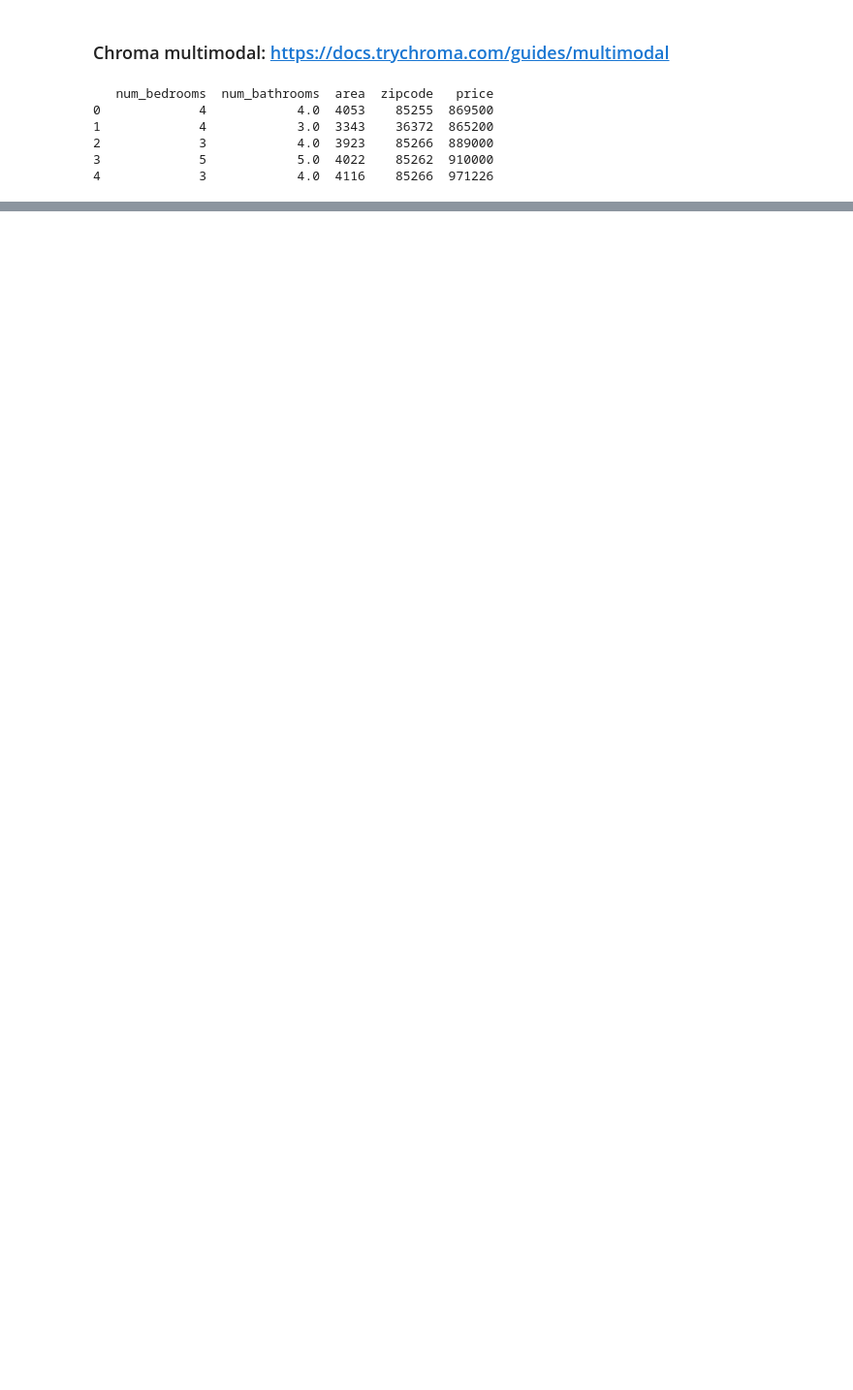
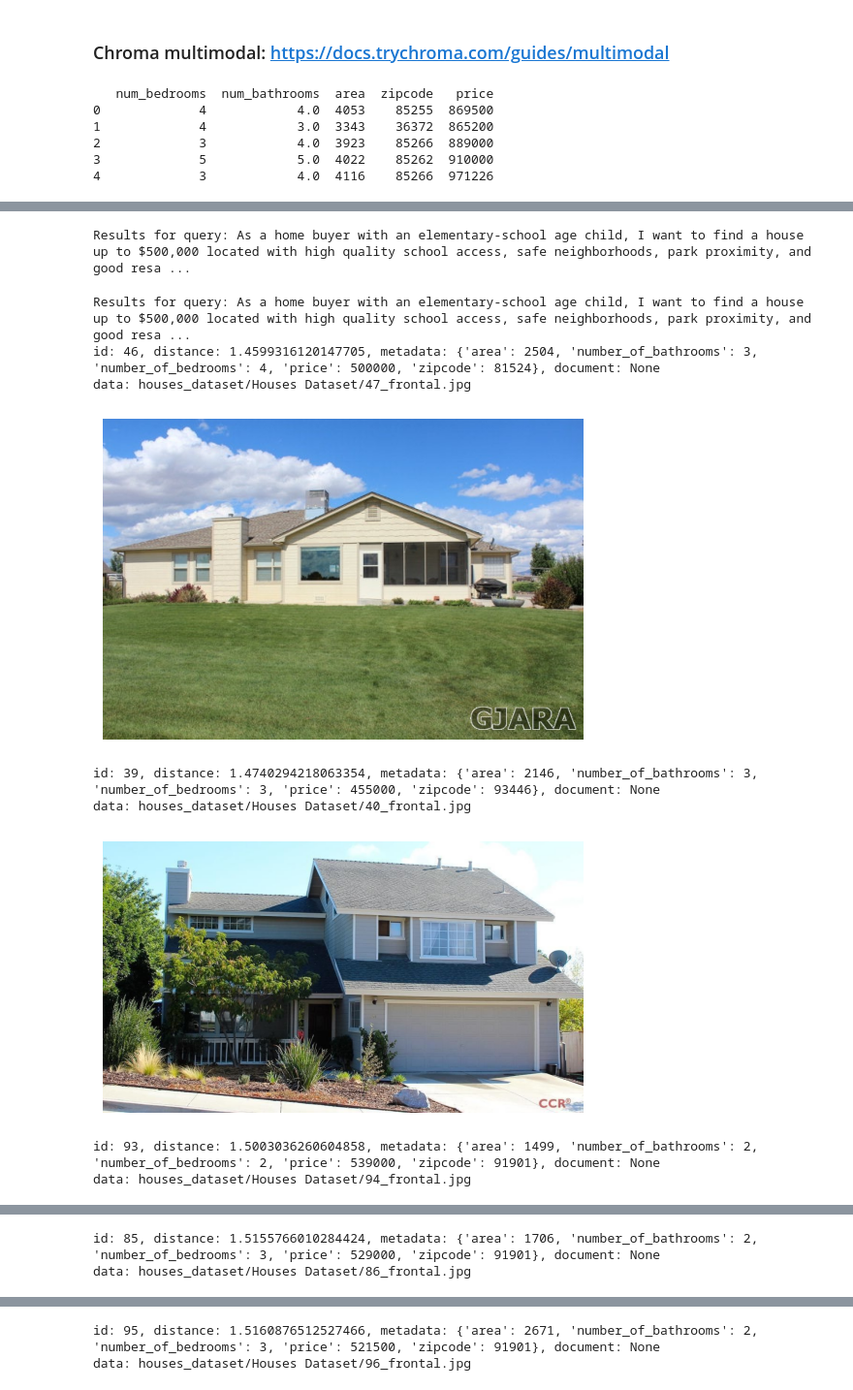
Before and after one commit to salahuddin975/real_estate_agent, a Jupyter notebook: multimodal_real_estate_agent.ipynb, the cells around one changed output, grey strips where cells are left out. Shown at 97% size. Drawn from its saved outputs; the diff is of its cells as text; code cells hidden in the pictures; blank space fills up the shorter version.

```diff
--- a/multimodal_real_estate_agent.ipynb
+++ b/multimodal_real_estate_agent.ipynb
@@ -18,7 +18,7 @@ chroma_client = chromadb.PersistentClient(path='chroma_vectordb')
 
 image_loader = ImageLoader()
 multimodal_ef = OpenCLIPEmbeddingFunction()
-multmodal_db = chroma_client.get_or_create_collection(name="real_estate_mmdb", embedding_function=multimodal_ef, data_loader=image_loader)
+multimodal_db = chroma_client.get_or_create_collection(name="real_estate_mmdb", embedding_function=multimodal_ef, data_loader=image_loader)
 # %%
 
 column_names = ['num_bedrooms', 'num_bathrooms', 'area', 'zipcode', 'price']
@@ -42,11 +42,11 @@ for i in range(total_num_houses):
     uris.append('houses_dataset/Houses Dataset/' + str(i+1) + '_frontal.jpg')
     metadatas.append(
             {
-                'number_of_bedrooms': str(df.iloc[i, 0]),
-                'number_of_bathrooms': str(df.iloc[i, 1]),
-                'area': str(df.iloc[i, 2]),
-                'zipcode': str(df.iloc[i, 3]),
-                'price': str(df.iloc[i, 4])
+                'number_of_bedrooms': int(df.iloc[i, 0]),
+                'number_of_bathrooms': int(df.iloc[i, 1]),
+                'area': int(df.iloc[i, 2]),
+                'zipcode': int(df.iloc[i, 3]),
+                'price': int(df.iloc[i, 4])
             }
     )
 # %%
@@ -60,6 +60,6 @@ print(metadatas[:10])
 # %%
 num_houses = 100
-multmodal_db.update(                                                # add: to add first time, update: to update
+multimodal_db.update(                                                # add: to add first time, update: to update
     ids = ids[:num_houses],
     uris = uris[:num_houses],
     metadatas = metadatas[:num_houses]
@@ -133,0 +91,45 @@ data: houses_dataset/Houses Dataset/82_frontal.jpg
+# %%
+query_texts=['As a home buyer with an elementary-school age child, I want to find a house up to $500,000 located with high quality school access, safe neighborhoods, park proximity, and good resale value in the Denver Colorado area.']
+num_bedroom = '4'
+price = 500000
+bound_range = 50000
+
+query_results = multimodal_db.query(
+    query_texts = query_texts,
+    n_results = 5,
+    include=['documents', 'distances', 'metadatas', 'data', 'uris'],
+    # where={'number_of_bedrooms':{'$eq':num_bedroom}}
+    where={'$and': [{'price':{'$gt':price-bound_range}}, {'price': {'$lt':price-bound_range}}]}                               # Options: $eq, $ne, $gt, $gte, $lt, $lte
+)
+print_query_results(query_texts, query_results)
+# %% [output]
+Results for query: As a home buyer with an elementary-school age child, I want to find a house up to $500,000 located with high quality school access, safe neighborhoods, park proximity, and good resa ...
+# %%
+query_texts = [
+    'As a home buyer with an elementary-school age child, I want to find a house up to $500,000 located with high quality school access, safe neighborhoods, park proximity, and good resale value in the Denver Colorado area.'
+]
+num_bedroom = '4'
+price = 500000
+bound_range = 50000
+
+query_results = multimodal_db.query(
+    query_texts=query_texts,
+    n_results=5,
+    include=['documents', 'distances', 'metadatas', 'data', 'uris'],
+    where={'$and': [
+        {'price': {'$gt': price - bound_range}},
+        {'price': {'$lt': price + bound_range}}
+    ]}  # Options: $eq, $ne, $gt, $gte, $lt, $lte
+)
+
+print_query_results(query_texts, query_results)
+# %% [output]
+Results for query: As a home buyer with an elementary-school age child, I want to find a house up to $500,000 located with high quality school access, safe neighborhoods, park proximity, and good resa ...
+id: 46, distance: 1.4599316120147705, metadata: {'area': 2504, 'number_of_bathrooms': 3, 'number_of_bedrooms': 4, 'price': 500000, 'zipcode': 81524}, document: None
+data: houses_dataset/Houses Dataset/47_frontal.jpg
+[figure, added]
+id: 39, distance: 1.4740294218063354, metadata: {'area': 2146, 'number_of_bathrooms': 3, 'number_of_bedrooms': 3, 'price': 455000, 'zipcode': 93446}, document: None
+data: houses_dataset/Houses Dataset/40_frontal.jpg
+[figure, added]
+id: 93, distance: 1.5003036260604858, metadata: {'area': 1499, 'number_of_bathrooms': 2, 'number_of_bedrooms': 2, 'price': 539000, 'zipcode': 91901}, document: None
+data: houses_dataset/Houses Dataset/94_frontal.jpg
@@ -133,0 +137,2 @@ data: houses_dataset/Houses Dataset/82_frontal.jpg
+id: 85, distance: 1.5155766010284424, metadata: {'area': 1706, 'number_of_bathrooms': 2, 'number_of_bedrooms': 3, 'price': 529000, 'zipcode': 91901}, document: None
+data: houses_dataset/Houses Dataset/86_frontal.jpg
@@ -133,0 +140,2 @@ data: houses_dataset/Houses Dataset/82_frontal.jpg
+id: 95, distance: 1.5160876512527466, metadata: {'area': 2671, 'number_of_bathrooms': 2, 'number_of_bedrooms': 3, 'price': 521500, 'zipcode': 91901}, document: None
+data: houses_dataset/Houses Dataset/96_frontal.jpg
```
Also changed, not shown: parts of 5 cells of this notebook.
